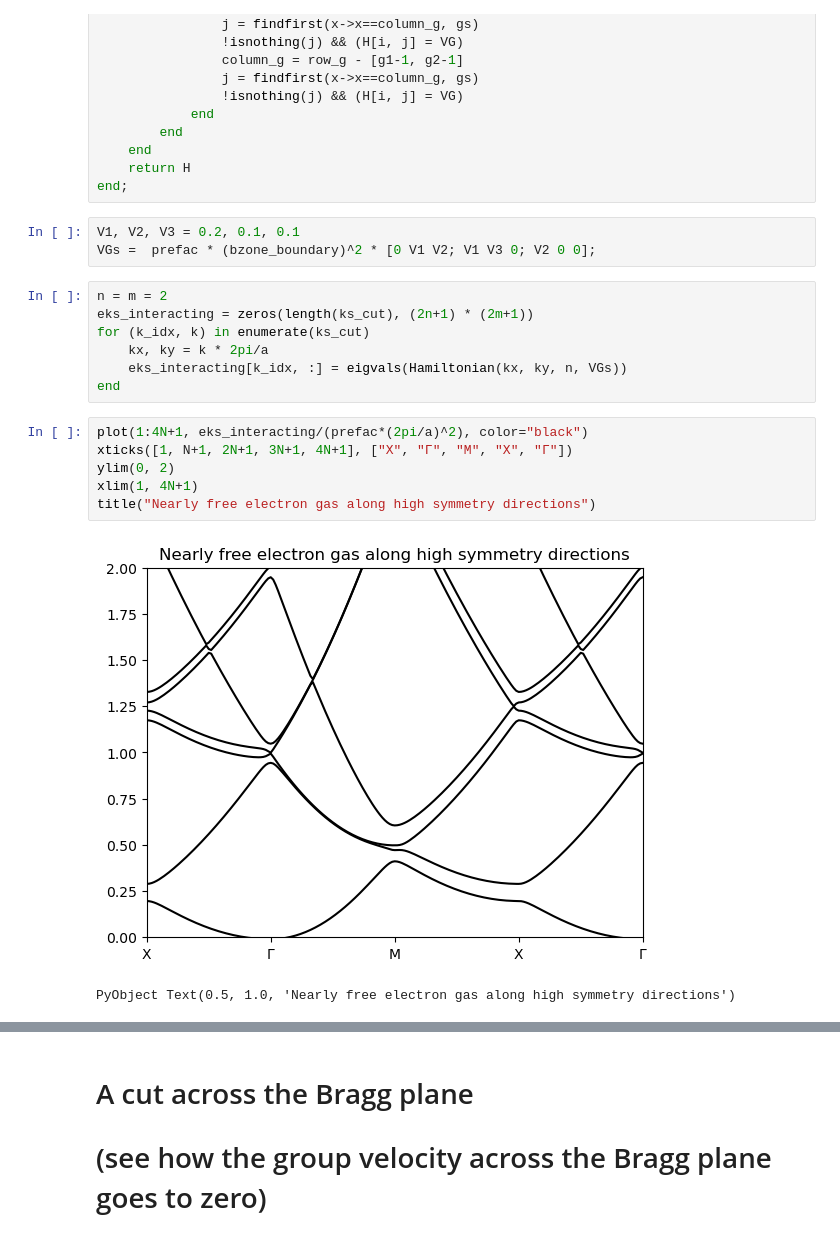
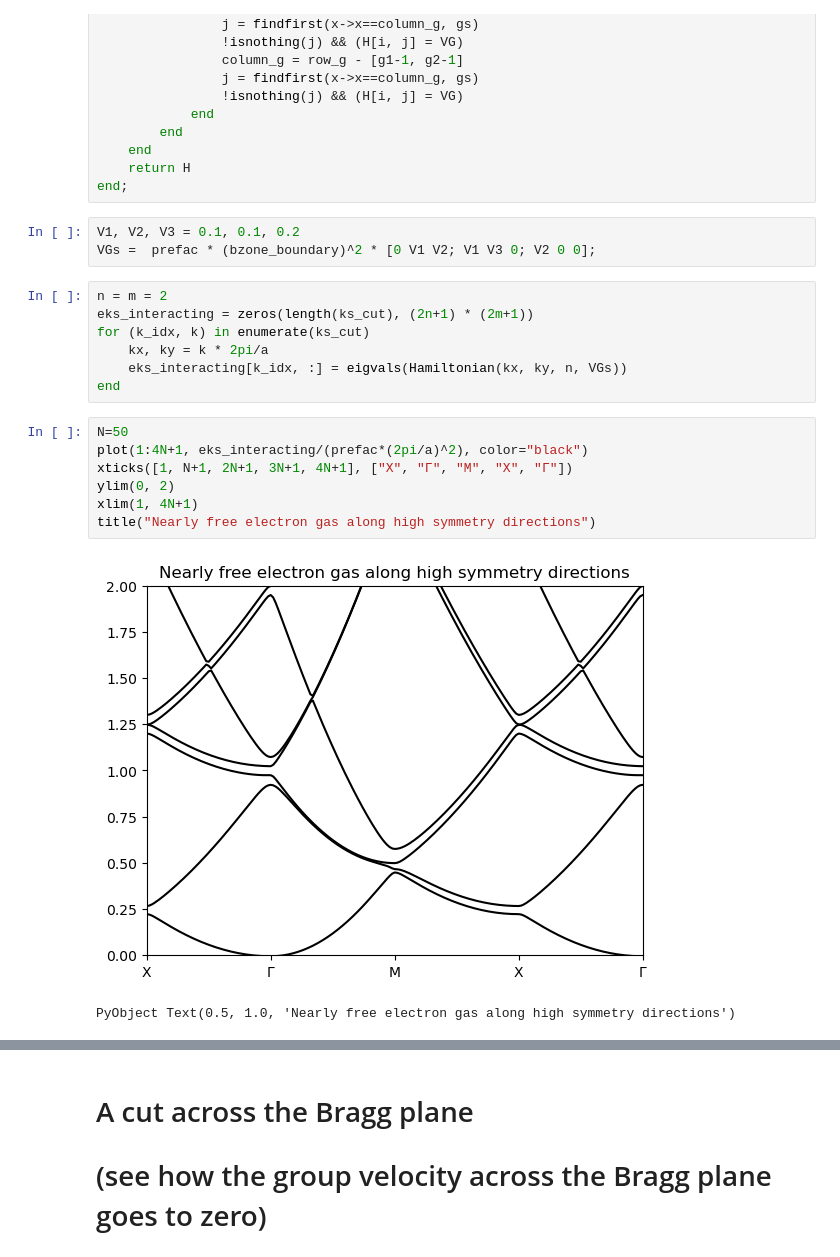
Before and after one commit to AliGhorashiCMT/8.511-Notes-and-Code, a Jupyter notebook: central_equation/Periodic Potentials.ipynb, the cells around one changed output, grey strips where cells are left out. Saved outputs shown, nothing was run; the diff lists cells and outputs as text.

```diff
--- a/central_equation/Periodic Potentials.ipynb
+++ b/central_equation/Periodic Potentials.ipynb
@@ -196,7 +244,7 @@ function Hamiltonian(kx::Float64, ky::Float64, n::Integer, VGs::Matrix{Float64})
     return H
 end;
 # %%
-V1, V2, V3 = 0.2, 0.1, 0.1
+V1, V2, V3 = 0.1, 0.1, 0.2
 VGs =  prefac * (bzone_boundary)^2 * [0 V1 V2; V1 V3 0; V2 0 0];
 # %%
 n = m = 2
@@ -206,13 +254,14 @@ for (k_idx, k) in enumerate(ks_cut)
     eks_interacting[k_idx, :] = eigvals(Hamiltonian(kx, ky, n, VGs))
 end
 # %%
+N=50
 plot(1:4N+1, eks_interacting/(prefac*(2pi/a)^2), color="black")
 xticks([1, N+1, 2N+1, 3N+1, 4N+1], ["X", "Γ", "M", "X", "Γ"])
 ylim(0, 2)
 xlim(1, 4N+1)
 title("Nearly free electron gas along high symmetry directions")
 # %% [output]
-[figure, old version]
+[figure, new version]
 PyObject Text(0.5, 1.0, 'Nearly free electron gas along high symmetry directions')
 # %%
 ks_cut_gamma_x = Vector{Float64}[]
```
Also changed, not shown: parts of 23 cells of this notebook.
